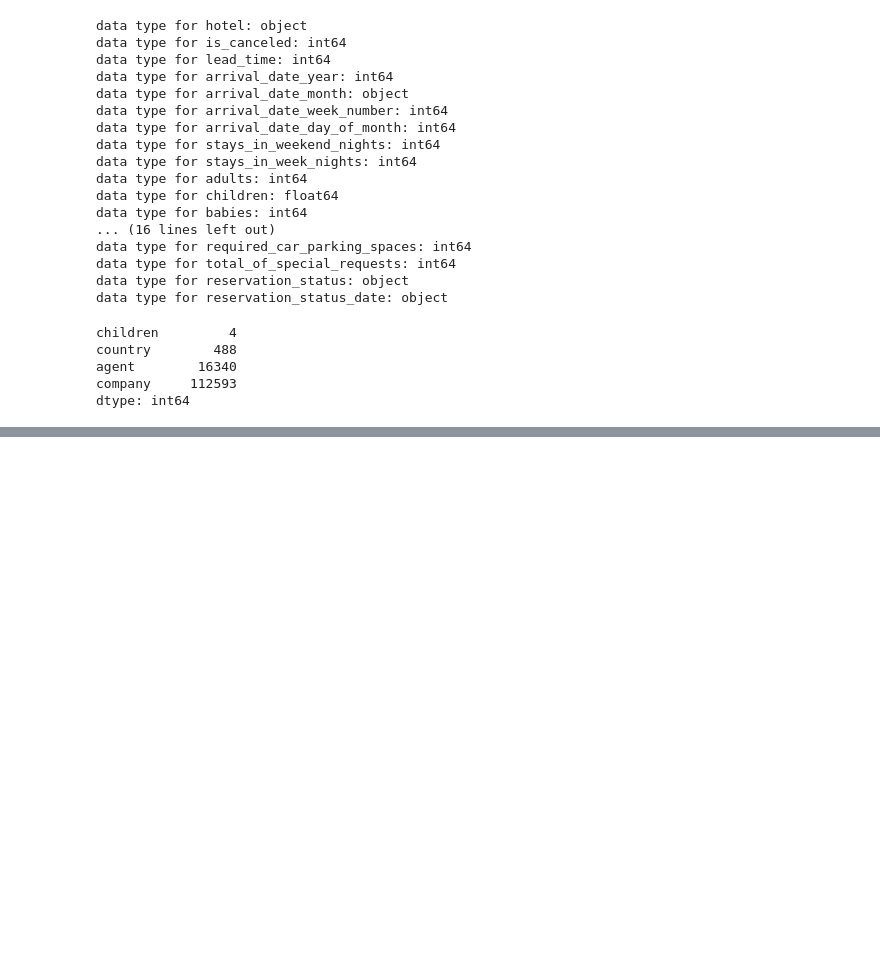
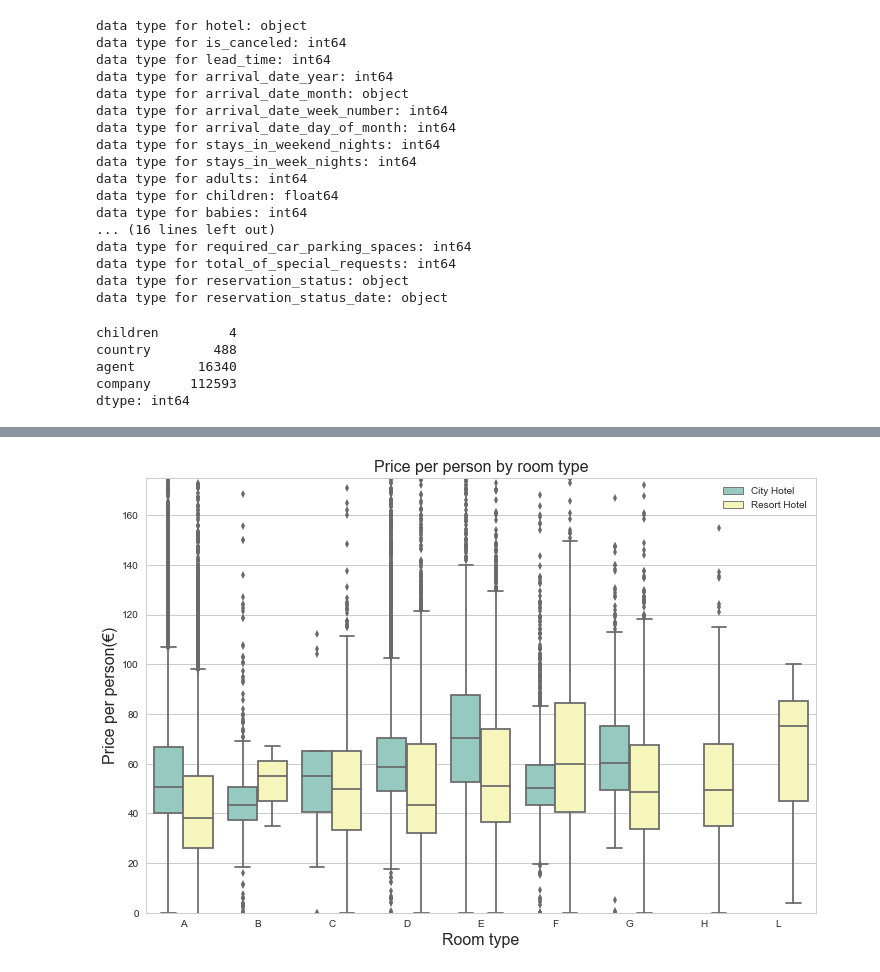
Before and after one commit to tahsinac/hotel-bookings, a Jupyter notebook: hotel_bookings.ipynb, the cells around one changed output, grey strips where cells are left out. Cells and saved outputs as stored; diff of their text form; code cells hidden in the pictures; blank space fills up the shorter version.

```diff
--- a/hotel_bookings.ipynb
+++ b/hotel_bookings.ipynb
@@ -152,0 +166,11 @@ City hotel: €57.39 per night per person.
+# %%
+plt.figure(figsize=(12, 8))
+sns.boxplot(x='reserved_room_type', y='adr_pp', hue='hotel', data=prices, palette="Set3")
+plt.title("Price per person by room type", fontsize=16)
+plt.xlabel("Room type", fontsize=16)
+plt.ylabel("Price per person(€)", fontsize=16)
+plt.legend(loc="upper right")
+plt.ylim(0,175)
+plt.show()
+# %% [output]
+[figure, added]
```
Also changed, not shown: parts of 7 cells of this notebook.
